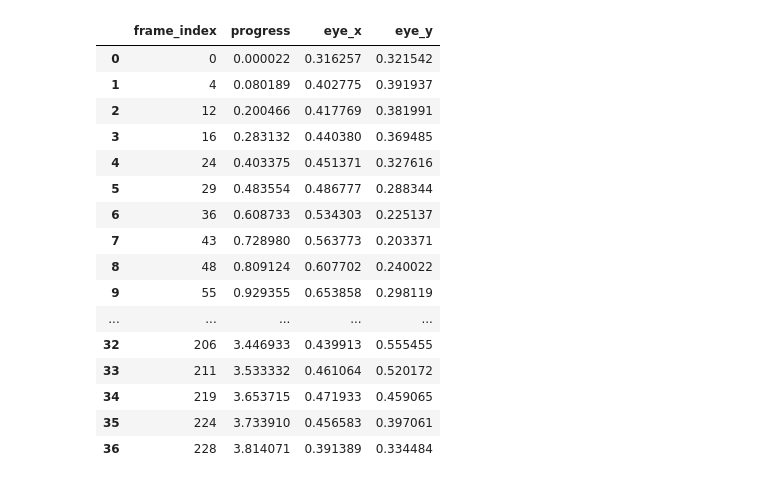
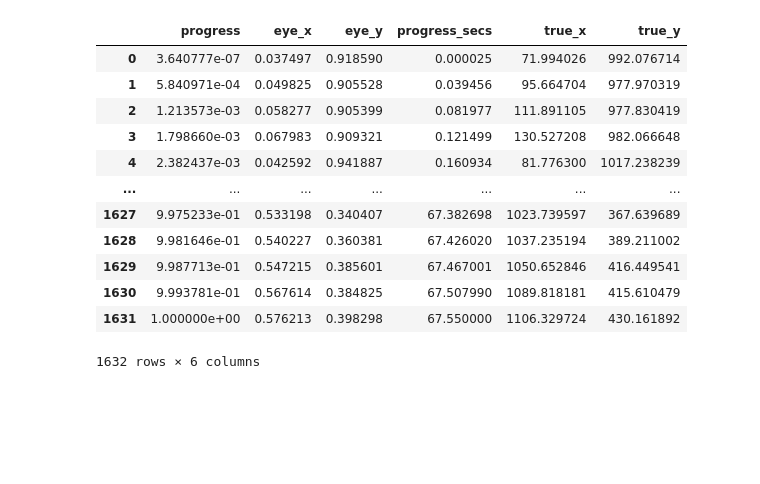
Before and after one commit to jackmead515/fix-dive, a Jupyter notebook: research/preprocess/eye_tracking.ipynb, the cells around one changed output. Saved outputs shown, nothing was run; the diff lists cells and outputs as text; code cells hidden in the pictures; blank space fills up the shorter version.

```diff
--- a/research/preprocess/eye_tracking.ipynb
+++ b/research/preprocess/eye_tracking.ipynb
@@ -1,37 +1,56 @@
 # %%
+import logging
+import warnings
+
+warnings.filterwarnings("ignore", category=FutureWarning)
+
+# disable scikit-learn warnings
+logger = logging.getLogger('sklearn')
+logger.setLevel(logging.ERROR)
+
+import requests
 import pandas as pd
 import numpy as np
 from matplotlib import pyplot as plt
 from sklearn.decomposition import PCA
 from sklearn.preprocessing import StandardScaler, MinMaxScaler
 from sklearn.pipeline import Pipeline
 from sklearn.cluster import KMeans
 
-url = 'http://minio-api.kubby.ninja/fix-dive-storage/projects/1234567890/features/eye_tracking/eye_tracking.gzip.parquet'
+detail_url = 'http://minio-api.kubby.ninja/fix-dive-storage/projects/1234567890/playlists/low_details.json'
 
-df = pd.read_parquet(url)
+video_details = requests.get(detail_url).json()
+
+eye_url = 'http://minio-api.kubby.ninja/fix-dive-storage/projects/1234567890/features/eye_tracking/eye_tracking.gzip.parquet'
+
+df = pd.read_parquet(eye_url)
 
 #columns = ['frame_index', 'progress', 'eye_x', 'eye_y']
 
 # set column names
 # df.columns = columns
 
+df.sort_values(by=['progress'], inplace=True)
+
+# if duration is 1 minute 10 seconds, get progress_secs column
+df['progress_secs'] = df['progress'] * float(video_details['format']['duration'])
+
+
+df['true_x'] = df['eye_x'] * video_details['streams'][0]['width']
+df['true_y'] = df['eye_y'] * video_details['streams'][0]['height']
+
 df
 # %% [output]
-|  | frame_index | progress | eye_x | eye_y |
-| 0 | 0 | 0.000022 | 0.316257 | 0.321542 |
-| 1 | 4 | 0.080189 | 0.402775 | 0.391937 |
-| 2 | 12 | 0.200466 | 0.417769 | 0.381991 |
-| 3 | 16 | 0.283132 | 0.440380 | 0.369485 |
-| 4 | 24 | 0.403375 | 0.451371 | 0.327616 |
-| 5 | 29 | 0.483554 | 0.486777 | 0.288344 |
-| 6 | 36 | 0.608733 | 0.534303 | 0.225137 |
-| 7 | 43 | 0.728980 | 0.563773 | 0.203371 |
-| 8 | 48 | 0.809124 | 0.607702 | 0.240022 |
-| 9 | 55 | 0.929355 | 0.653858 | 0.298119 |
-| ... | ... | ... | ... | ... |
-| 32 | 206 | 3.446933 | 0.439913 | 0.555455 |
-| 33 | 211 | 3.533332 | 0.461064 | 0.520172 |
-| 34 | 219 | 3.653715 | 0.471933 | 0.459065 |
-| 35 | 224 | 3.733910 | 0.456583 | 0.397061 |
-| 36 | 228 | 3.814071 | 0.391389 | 0.334484 |
+|  | progress | eye_x | eye_y | progress_secs | true_x | true_y |
+| 0 | 3.640777e-07 | 0.037497 | 0.918590 | 0.000025 | 71.994026 | 992.076714 |
+| 1 | 5.840971e-04 | 0.049825 | 0.905528 | 0.039456 | 95.664704 | 977.970319 |
+| 2 | 1.213573e-03 | 0.058277 | 0.905399 | 0.081977 | 111.891105 | 977.830419 |
+| 3 | 1.798660e-03 | 0.067983 | 0.909321 | 0.121499 | 130.527208 | 982.066648 |
+| 4 | 2.382437e-03 | 0.042592 | 0.941887 | 0.160934 | 81.776300 | 1017.238239 |
+| ... | ... | ... | ... | ... | ... | ... |
+| 1627 | 9.975233e-01 | 0.533198 | 0.340407 | 67.382698 | 1023.739597 | 367.639689 |
+| 1628 | 9.981646e-01 | 0.540227 | 0.360381 | 67.426020 | 1037.235194 | 389.211002 |
+| 1629 | 9.987713e-01 | 0.547215 | 0.385601 | 67.467001 | 1050.652846 | 416.449541 |
+| 1630 | 9.993781e-01 | 0.567614 | 0.384825 | 67.507990 | 1089.818181 | 415.610479 |
+| 1631 | 1.000000e+00 | 0.576213 | 0.398298 | 67.550000 | 1106.329724 | 430.161892 |
+1632 rows × 6 columns
```
Also changed, not shown: parts of 7 cells of this notebook, 4 other files.
